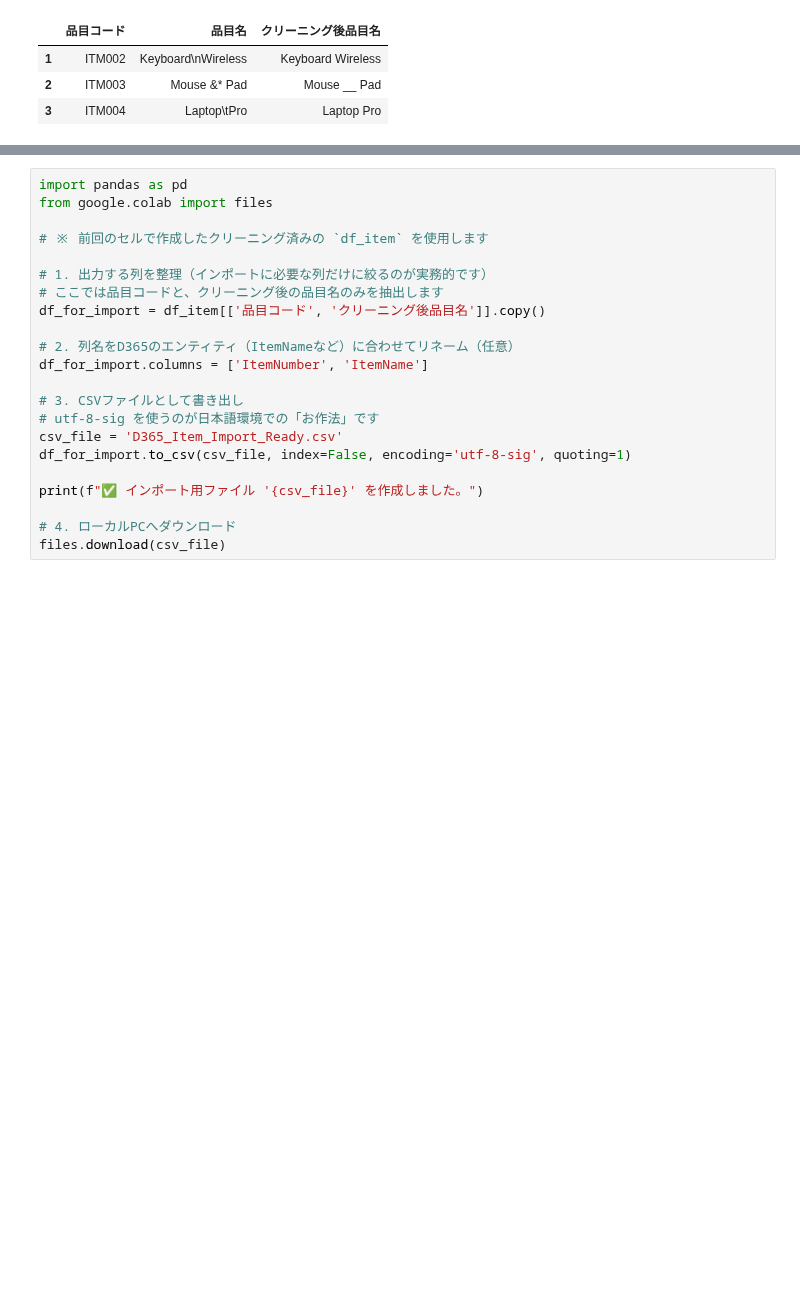
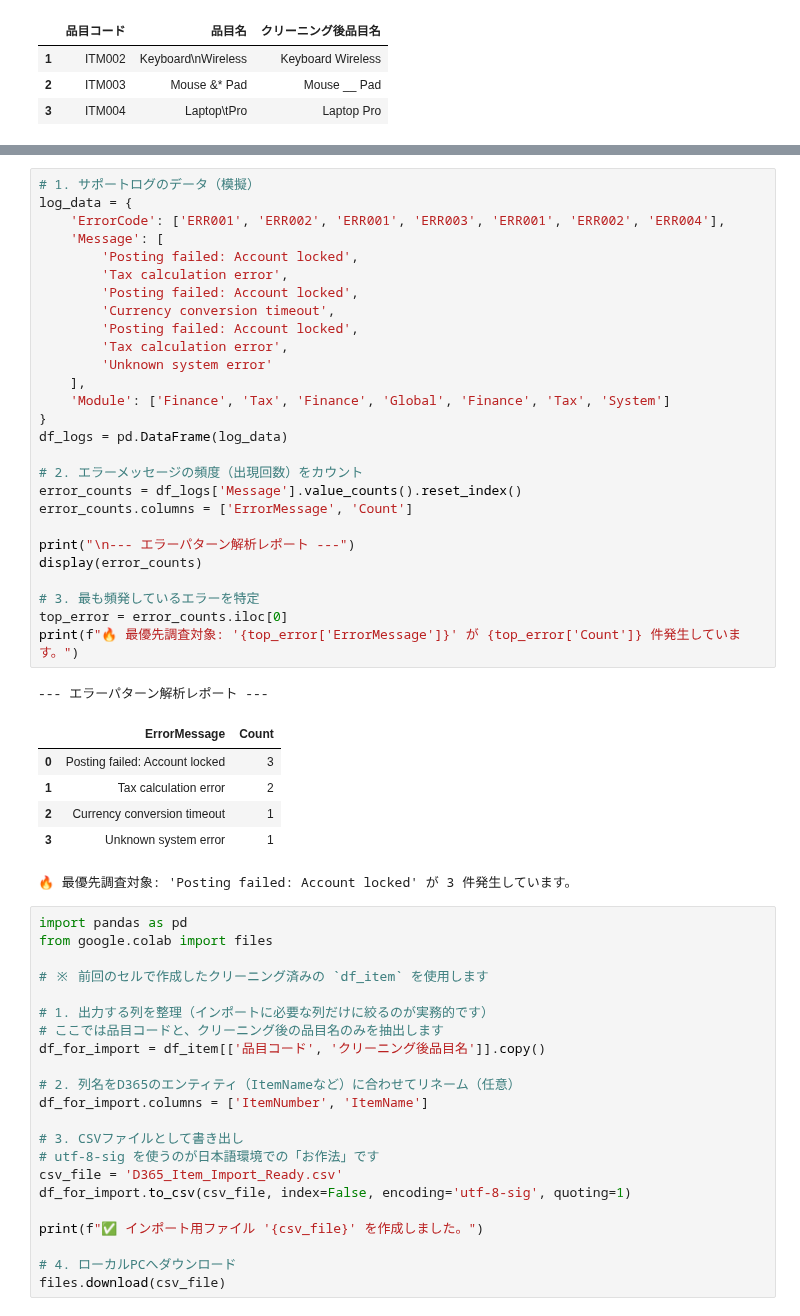
Before and after one commit to Koji-Accounting-Tech/D365-Finance-Data-Validator, a Jupyter notebook: D365_Data_Processing.ipynb, the cells around one changed output, grey strips where cells are left out. Cells and saved outputs as stored; diff of their text form; blank space fills up the shorter version.

```diff
--- a/D365_Data_Processing.ipynb
+++ b/D365_Data_Processing.ipynb
@@ -190,3 +219,38 @@ else:
+# %%
+# 1. サポートログのデータ（模擬）
+log_data = {
+    'ErrorCode': ['ERR001', 'ERR002', 'ERR001', 'ERR003', 'ERR001', 'ERR002', 'ERR004'],
+    'Message': [
+        'Posting failed: Account locked',
+        'Tax calculation error',
+        'Posting failed: Account locked',
+        'Currency conversion timeout',
+        'Posting failed: Account locked',
+        'Tax calculation error',
+        'Unknown system error'
+    ],
+    'Module': ['Finance', 'Tax', 'Finance', 'Global', 'Finance', 'Tax', 'System']
+}
+df_logs = pd.DataFrame(log_data)
+
+# 2. エラーメッセージの頻度（出現回数）をカウント
+error_counts = df_logs['Message'].value_counts().reset_index()
+error_counts.columns = ['ErrorMessage', 'Count']
+
+print("\n--- エラーパターン解析レポート ---")
+display(error_counts)
+
+# 3. 最も頻発しているエラーを特定
+top_error = error_counts.iloc[0]
+print(f"🔥 最優先調査対象: '{top_error['ErrorMessage']}' が {top_error['Count']} 件発生しています。")
+# %% [output]
+--- エラーパターン解析レポート ---
+|  | ErrorMessage | Count |
+| 0 | Posting failed: Account locked | 3 |
+| 1 | Tax calculation error | 2 |
+| 2 | Currency conversion timeout | 1 |
+| 3 | Unknown system error | 1 |
+🔥 最優先調査対象: 'Posting failed: Account locked' が 3 件発生しています。
 # %%
 import pandas as pd
 from google.colab import files
```
Also changed, not shown: parts of 1 cell of this notebook.
